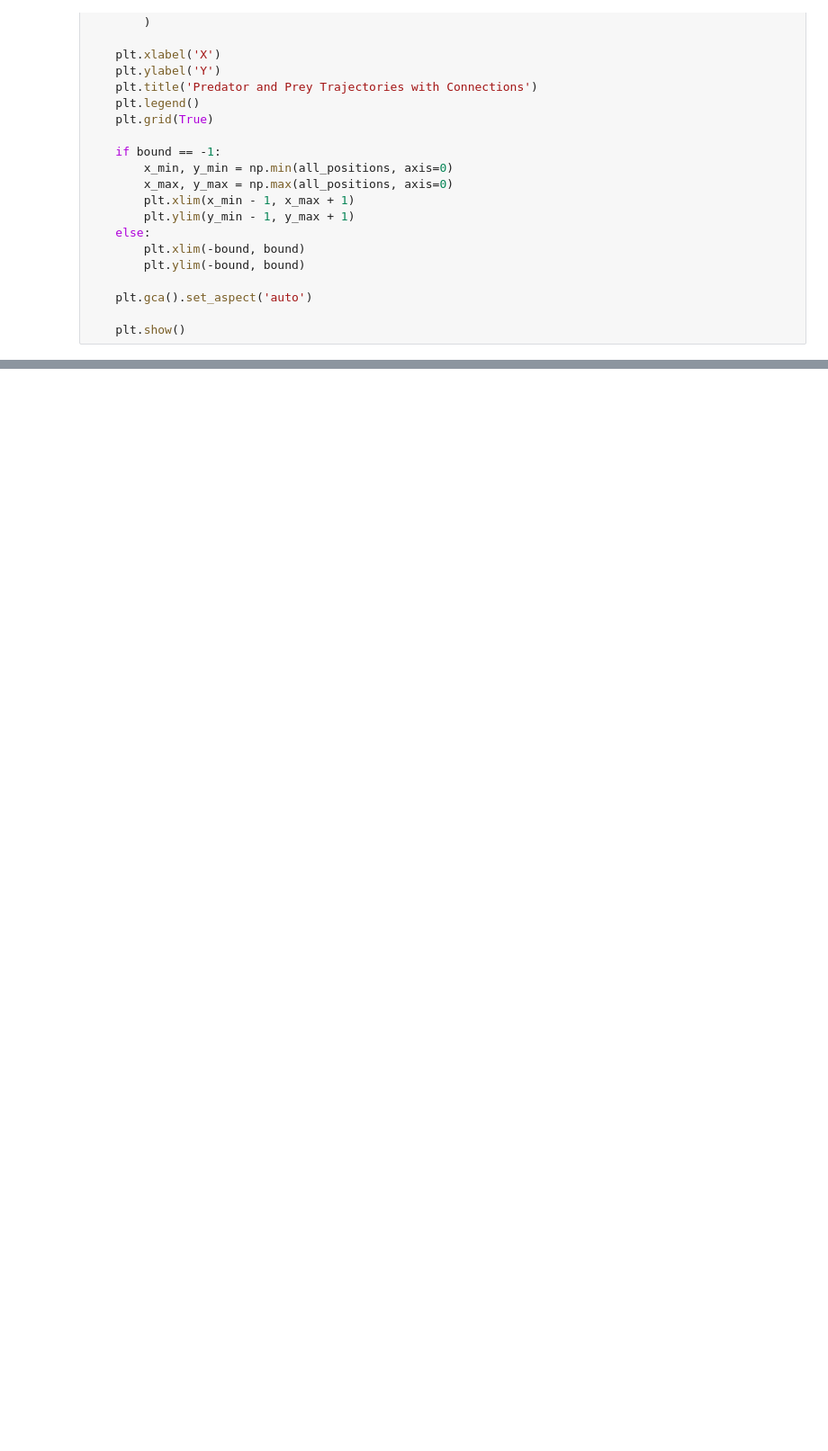
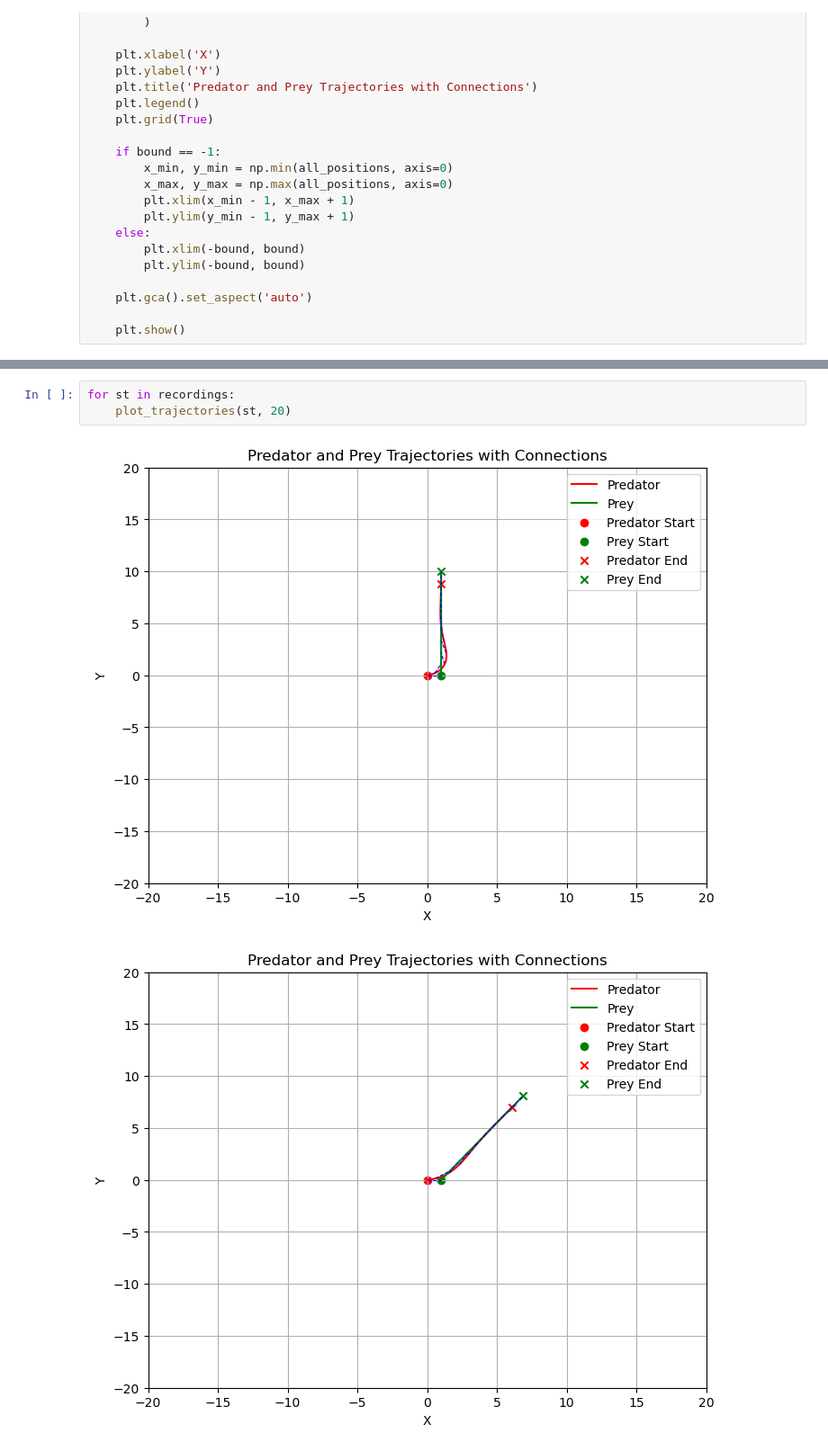
Before and after one commit to quercia-dev/pursuit-curves, a Jupyter notebook: 00_Deterministic.ipynb, the cells around one changed output, grey strips where cells are left out. Shown at 90% size. Cells and saved outputs as stored; diff of their text form; blank space fills up the shorter version.

```diff
--- a/00_Deterministic.ipynb
+++ b/00_Deterministic.ipynb
@@ -220,0 +201,6 @@ for i in range(n):
+# %%
+for st in recordings:
+    plot_trajectories(st, 20)
+# %% [output]
+[figure, added]
+[figure, added]
```
Also changed, not shown: parts of 5 cells of this notebook.
